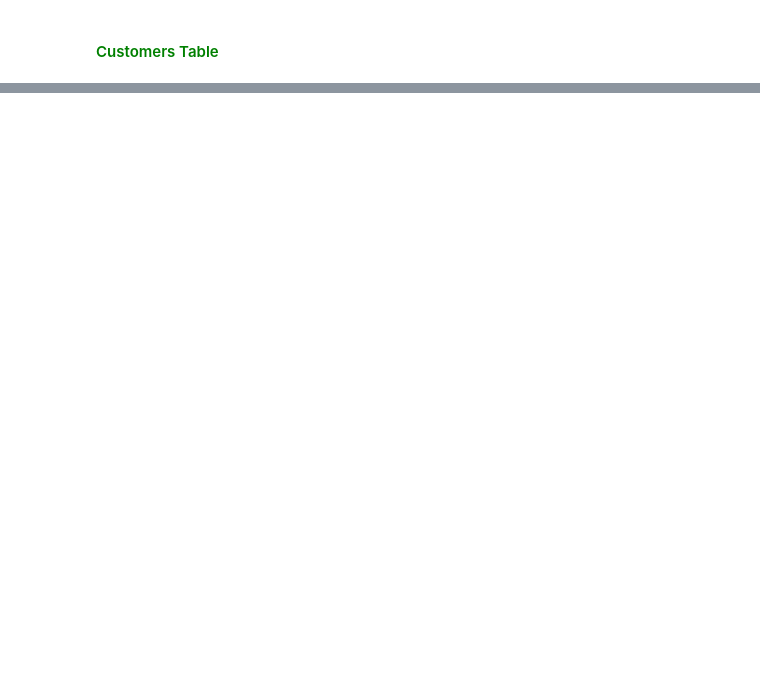
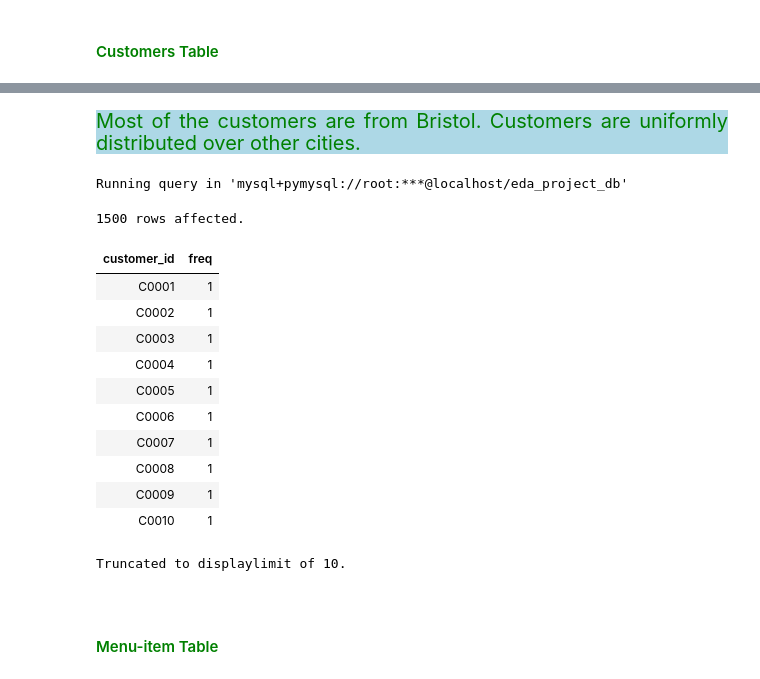
Before and after one commit to Kartika-Nidhi/SQLProjects, a Jupyter notebook: RestaurantAnalysis.ipynb, the cells around one changed output, grey strips where cells are left out. Cells and saved outputs as stored; diff of their text form; code cells hidden in the pictures; blank space fills up the shorter version.

```diff
--- a/RestaurantAnalysis.ipynb
+++ b/RestaurantAnalysis.ipynb
@@ -394,0 +505,28 @@ Running query in 'mysql+pymysql://root:***@localhost/eda_project_db'
+# %% [markdown]
+<div style = "background-color:lightblue; color:green; font-size:20px; text-align:justify">Most of the customers are from Bristol. Customers are uniformly distributed over other cities.
+# %%
+%%sql
+
+SELECT customer_id, COUNT(signup_date) AS freq
+FROM customers
+GROUP BY customer_id
+ORDER BY freq DESC;
+# %% [output]
+Running query in 'mysql+pymysql://root:***@localhost/eda_project_db'
+1500 rows affected.
+| customer_id | freq |
+| C0001 | 1 |
+| C0002 | 1 |
+| C0003 | 1 |
+| C0004 | 1 |
+| C0005 | 1 |
+| C0006 | 1 |
+| C0007 | 1 |
+| C0008 | 1 |
+| C0009 | 1 |
+| C0010 | 1 |
+Truncated to displaylimit of 10.
+# %% [markdown]
+<div>
+# %% [markdown]
+<h4 style = "color:green"> Menu-item Table
```
Also changed, not shown: parts of 10 cells of this notebook.
